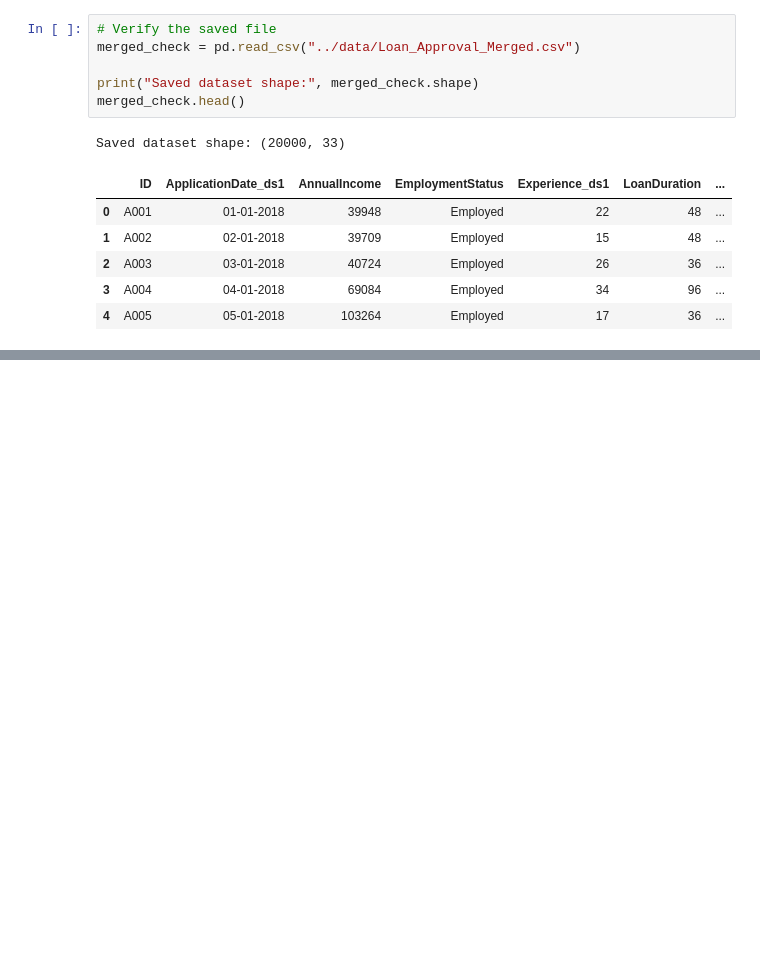
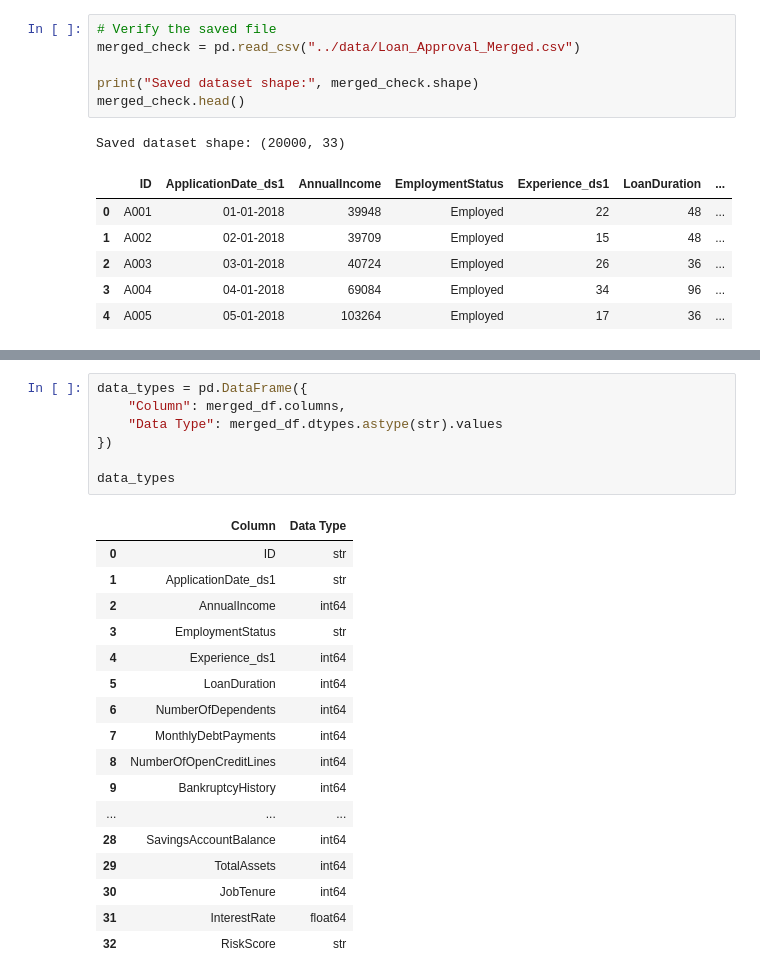
Before and after one commit to abilash3232-byte/CMP7005-PROGRAMMING-FOR-DATA-ANALYSIS, a Jupyter notebook: notebooks/CMP7005_PRAC.ipynb, the cells around one changed output, grey strips where cells are left out. Saved outputs shown, nothing was run; the diff lists cells and outputs as text; blank space fills up the shorter version.

```diff
--- a/notebooks/CMP7005_PRAC.ipynb
+++ b/notebooks/CMP7005_PRAC.ipynb
@@ -209,0 +270,25 @@ Saved dataset shape: (20000, 33)
+# %%
+data_types = pd.DataFrame({
+    "Column": merged_df.columns,
+    "Data Type": merged_df.dtypes.astype(str).values
+})
+
+data_types
+# %% [output]
+|  | Column | Data Type |
+| 0 | ID | str |
+| 1 | ApplicationDate_ds1 | str |
+| 2 | AnnualIncome | int64 |
+| 3 | EmploymentStatus | str |
+| 4 | Experience_ds1 | int64 |
+| 5 | LoanDuration | int64 |
+| 6 | NumberOfDependents | int64 |
+| 7 | MonthlyDebtPayments | int64 |
+| 8 | NumberOfOpenCreditLines | int64 |
+| 9 | BankruptcyHistory | int64 |
+| ... | ... | ... |
+| 28 | SavingsAccountBalance | int64 |
+| 29 | TotalAssets | int64 |
+| 30 | JobTenure | int64 |
+| 31 | InterestRate | float64 |
+| 32 | RiskScore | str |
```
Also changed, not shown: parts of 26 cells of this notebook.
